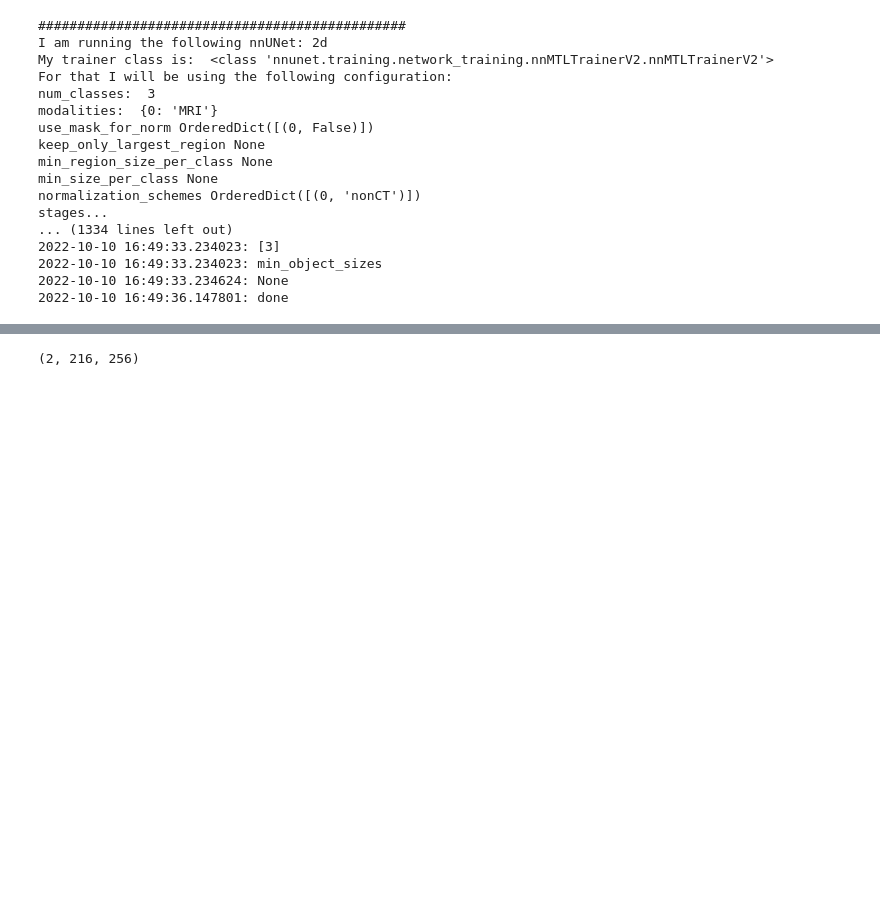
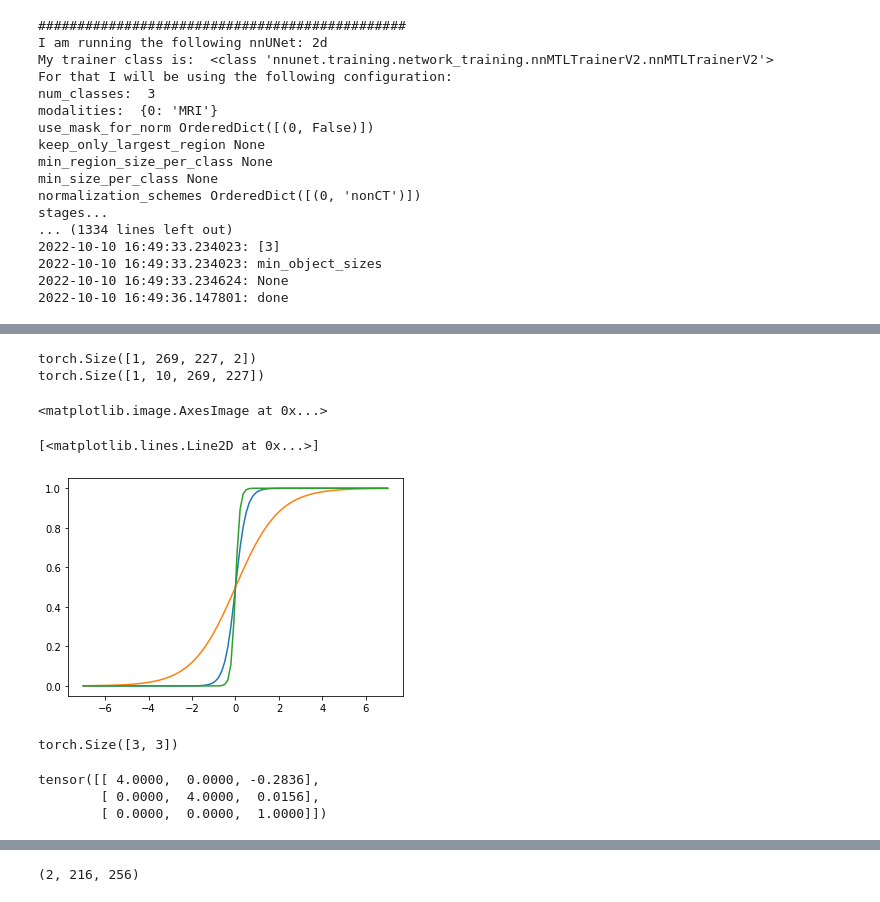
Before and after one commit to nicolas1805961/Cardiac-Segmentation-Optical-flow, a Jupyter notebook: nnunet/experiment.ipynb, the cells around one changed output, grey strips where cells are left out. Saved outputs shown, nothing was run; the diff lists cells and outputs as text; code cells hidden in the pictures; blank space fills up the shorter version.

```diff
--- a/nnunet/experiment.ipynb
+++ b/nnunet/experiment.ipynb
@@ -170,0 +463,70 @@ stages...
+# %%
+%matplotlib qt
+
+import torch
+import numpy as np
+import matplotlib.pyplot as plt
+
+def _get_ref_points(H_key, W_key, B, dtype, device):
+
+    ref_y, ref_x = torch.meshgrid(
+        torch.linspace(0.5, H_key - 0.5, H_key, dtype=dtype, device=device),
+        torch.linspace(0.5, W_key - 0.5, W_key, dtype=dtype, device=device)
+    )
+    ref = torch.stack((ref_y, ref_x), -1)
+    ref[..., 1].div_(W_key).mul_(2).sub_(1)
+    ref[..., 0].div_(H_key).mul_(2).sub_(1)
+    ref = ref[None, ...].expand(B * 1, -1, -1, -1) # B * g H W 2
+
+    return ref
+
+arr = np.load(r'out\nnUNet_preprocessed\Task027_ACDC\custom_experiment_planner_stage0\patient001_frame01.npy')
+arr = arr[0]
+t = torch.from_numpy(arr).unsqueeze(0)
+B, C, H, W = t.shape
+
+ref_points = _get_ref_points(H, W, 1, dtype=torch.float, device='cpu')
+print(ref_points.shape)
+
+offsets = torch.rand_like(ref_points)
+grid = ref_points + offsets
+out = torch.nn.functional.grid_sample(t, grid, align_corners=True)
+grid2 = ref_points
+out2 = torch.nn.functional.grid_sample(out, -grid, align_corners=True)
+
+print(out.shape)
+fig, ax = plt.subplots(1, 3)
+ax[0].imshow(t[0, 5], cmap='gray')
+ax[1].imshow(out[0, 5], cmap='gray')
+ax[2].imshow(out2[0, 5], cmap='gray')
+# %% [output]
+torch.Size([1, 269, 227, 2])
+torch.Size([1, 10, 269, 227])
+<matplotlib.image.AxesImage at 0x...>
+# %%
+import numpy as np
+import matplotlib.pyplot as plt
+
+def sigmoid(x, weight):
+    return 1 / (1 + np.exp(-weight * x))
+
+x = np.linspace(-7, 7, 100)
+
+fig, ax = plt.subplots(1, 1)
+ax.plot(x, sigmoid(x, weight=4))
+ax.plot(x, sigmoid(x, weight=1))
+ax.plot(x, sigmoid(x, weight=10))
+# %% [output]
+[<matplotlib.lines.Line2D at 0x...>]
+[figure, added]
+# %%
+import torch
+
+t = torch.tensor([[0.25, 0, 0.0709], [0, 0.25, -0.0039], [0, 0, 1]])
+print(t.shape)
+torch.inverse(t)
+# %% [output]
+torch.Size([3, 3])
+tensor([[ 4.0000,  0.0000, -0.2836],
+        [ 0.0000,  4.0000,  0.0156],
+        [ 0.0000,  0.0000,  1.0000]])
```
Also changed, not shown: parts of 25 cells of this notebook, 14 other files.
